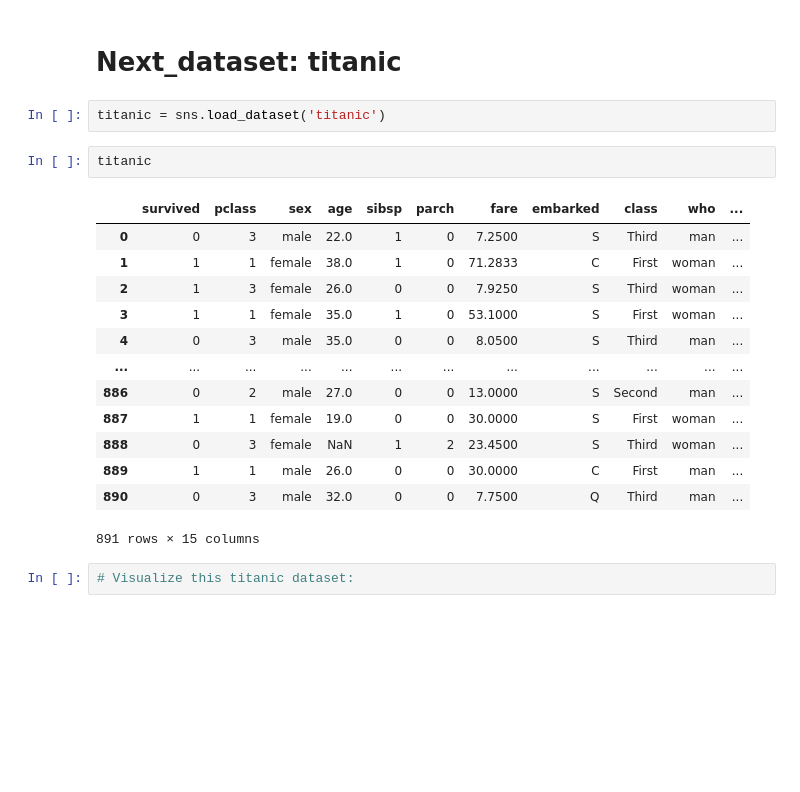
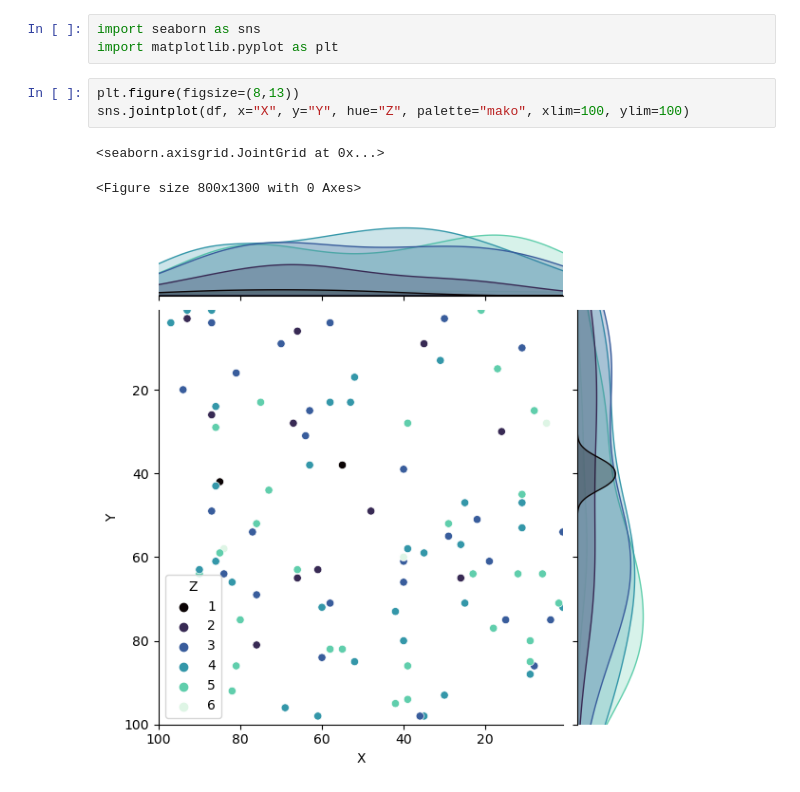
Before and after one commit to kunalkapade01/Python-Libraries-Used-in-Data-Analysis.., a Jupyter notebook: Seaborn_Tutorial/Seaborn Tutorial.ipynb, the cells around one changed output. Cells and saved outputs as stored; diff of their text form; blank space fills up the shorter version.

Commit message:
Seaborn Tutorial

```diff
--- a/Seaborn_Tutorial/Seaborn Tutorial.ipynb
+++ b/Seaborn_Tutorial/Seaborn Tutorial.ipynb
@@ -205,22 +20,10 @@ sns.heatmap(flights_pivot, cmap='coolwarm')
-# %% [markdown]
-# Next_dataset: titanic
-# %%
-titanic = sns.load_dataset('titanic')
-# %%
-titanic
-# %% [output]
-|  | survived | pclass | sex | age | sibsp | parch | fare | embarked | class | who | ... |
-| 0 | 0 | 3 | male | 22.0 | 1 | 0 | 7.2500 | S | Third | man | ... |
-| 1 | 1 | 1 | female | 38.0 | 1 | 0 | 71.2833 | C | First | woman | ... |
-| 2 | 1 | 3 | female | 26.0 | 0 | 0 | 7.9250 | S | Third | woman | ... |
-| 3 | 1 | 1 | female | 35.0 | 1 | 0 | 53.1000 | S | First | woman | ... |
-| 4 | 0 | 3 | male | 35.0 | 0 | 0 | 8.0500 | S | Third | man | ... |
-| ... | ... | ... | ... | ... | ... | ... | ... | ... | ... | ... | ... |
-| 886 | 0 | 2 | male | 27.0 | 0 | 0 | 13.0000 | S | Second | man | ... |
-| 887 | 1 | 1 | female | 19.0 | 0 | 0 | 30.0000 | S | First | woman | ... |
-| 888 | 0 | 3 | female | NaN | 1 | 2 | 23.4500 | S | Third | woman | ... |
-| 889 | 1 | 1 | male | 26.0 | 0 | 0 | 30.0000 | C | First | man | ... |
-| 890 | 0 | 3 | male | 32.0 | 0 | 0 | 7.7500 | Q | Third | man | ... |
-891 rows × 15 columns
-# %%
-# Visualize this titanic dataset:
+# %%
+import seaborn as sns
+import matplotlib.pyplot as plt
+# %%
+plt.figure(figsize=(8,13))
+sns.jointplot(df, x="X", y="Y", hue="Z", palette="mako", xlim=100, ylim=100)
+# %% [output]
+<seaborn.axisgrid.JointGrid at 0x...>
+<Figure size 800x1300 with 0 Axes>
+[figure, added]
```
Also changed, not shown: parts of 42 cells of this notebook.
